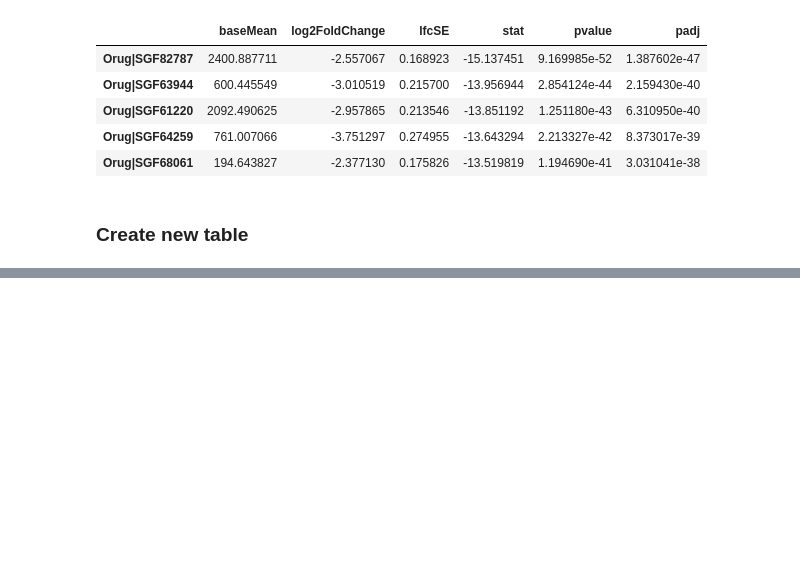
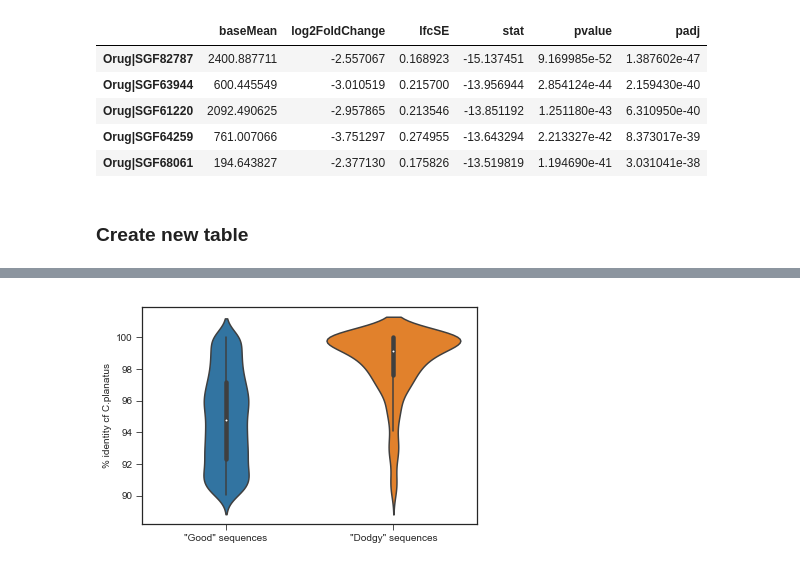
Before and after one commit to Social-Evolution-and-Behavior/insulin_signaling, a Jupyter notebook: Orug_contamination_removal.ipynb, the cells around one changed output, grey strips where cells are left out. Cells and saved outputs as stored; diff of their text form; code cells hidden in the pictures; blank space fills up the shorter version.

```diff
--- a/Orug_contamination_removal.ipynb
+++ b/Orug_contamination_removal.ipynb
@@ -821,0 +638,14 @@ for ind, row in genes.iterrows():
+# %%
+g = sns.violinplot(data=pd.DataFrame(df_genes[[ 'pident_vs_Cpla',
+                                           'contaminated',]]
+                                ),
+                   y='pident_vs_Cpla',
+                   x='contaminated',
+                   scale='area'
+                  )
+plt.xlabel("")
+plt.ylabel("% identity cf C.planatus")
+plt.xticks([0,1],['"Good" sequences', '"Dodgy" sequences'])
+plt.show()
+# %% [output]
+[figure, added]
```
Also changed, not shown: parts of 55 cells of this notebook.
